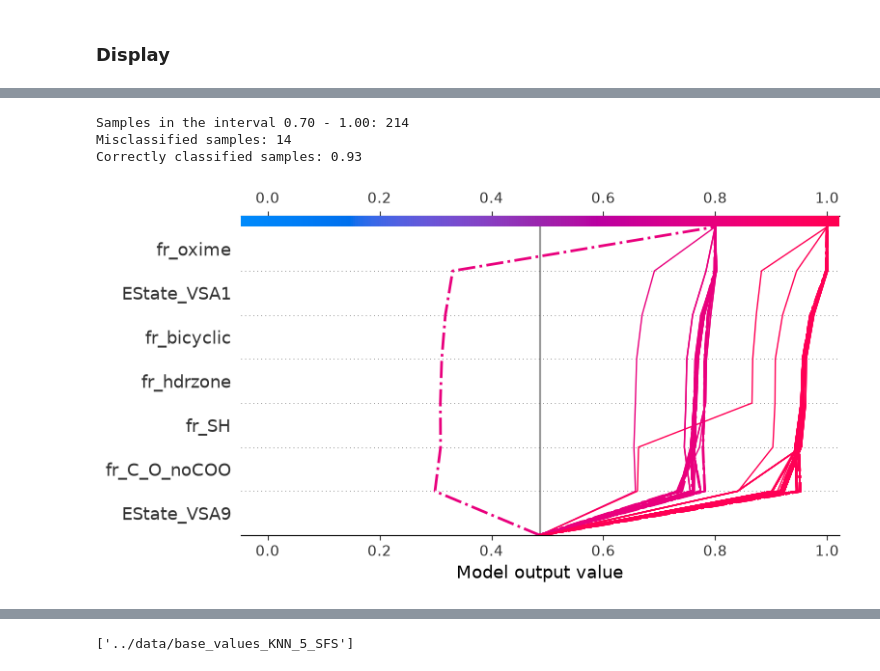
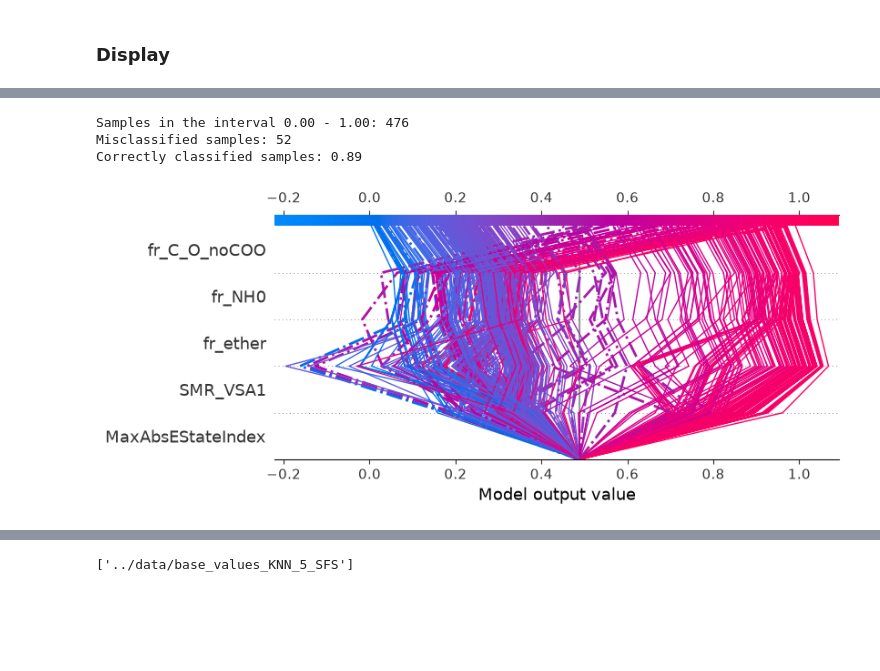
Before and after one commit to seacunilever/mlchem, a Jupyter notebook: examples/9 - Model Interpretation/model_interpretation.ipynb, the cells around one changed output, grey strips where cells are left out. Saved outputs shown, nothing was run; the diff lists cells and outputs as text; code cells hidden in the pictures; blank space fills up the shorter version.

```diff
--- a/examples/9 - Model Interpretation/model_interpretation.ipynb
+++ b/examples/9 - Model Interpretation/model_interpretation.ipynb
@@ -64,11 +65,11 @@ SX.summary_plot()
 # %%
-SX.decision_plot(0.7,1)
+SX.decision_plot(0,1)
 # %% [output]
 [interactive output not drawn]
-Samples in the interval 0.70 - 1.00: 214
-Misclassified samples: 14
-Correctly classified samples: 0.93
+Samples in the interval 0.00 - 1.00: 476
+Misclassified samples: 52
+Correctly classified samples: 0.89
-[figure, old version]
+[figure, new version]
 # %%
 SX.dependence_plot_all()
 # %% [output]
```
Also changed, not shown: parts of 15 cells of this notebook, 36 other files.
